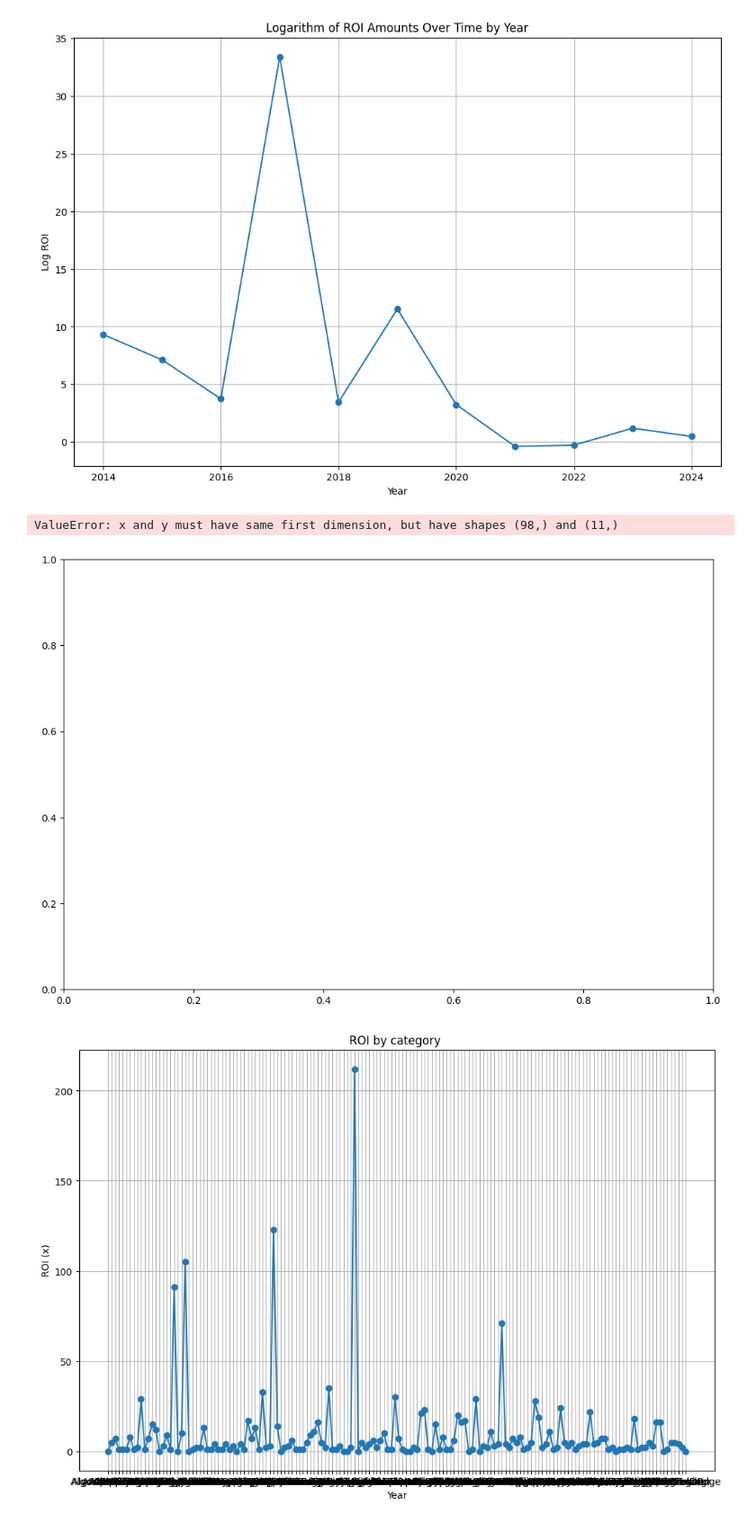
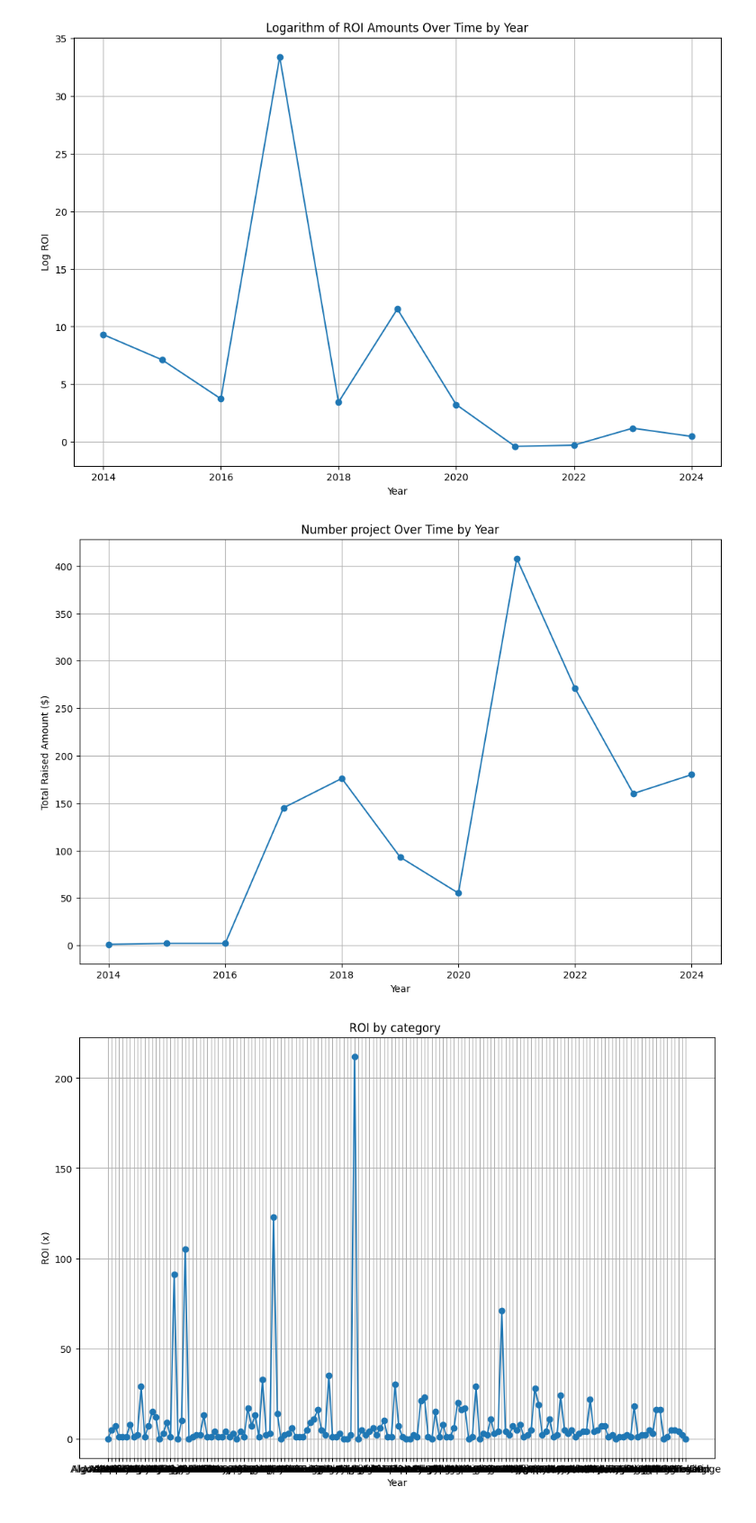
Before and after one commit to brnakin/Web-Scraping-Project-Selenium-IcoDrops-Docker, a Jupyter notebook: analytics1.ipynb, the cells around one changed output. Shown at 90% size. Drawn from its saved outputs; the diff is of its cells as text; code cells hidden in the pictures.

```diff
--- a/analytics1.ipynb
+++ b/analytics1.ipynb
@@ -535,18 +535,17 @@ plt.show()
 # %%
 # Group by year and mean the 'roi' amounts
 yearly_roi = df.groupby('year')['roi'].count().reset_index()
 
 # Plot
 plt.figure(figsize=(12, 8))
-plt.plot(yearly_raised['year'], yearly_roi['roi'], marker='o')
+plt.plot(yearly_roi['year'], yearly_roi['roi'], marker='o')
 plt.title('Number project Over Time by Year')
 plt.xlabel('Year')
 plt.ylabel('Total Raised Amount ($)')
 plt.grid(True)
 plt.show()
 # %% [output]
-ValueError: x and y must have same first dimension, but have shapes (98,) and (11,)
-[figure, old version]
+[figure, new version]
 # %%
 # Group by category and mean the 'roi' amounts
 cat_roi = df.groupby('categories')['roi'].count().reset_index()
```
Also changed, not shown: parts of 5 cells of this notebook, 1 other file.
